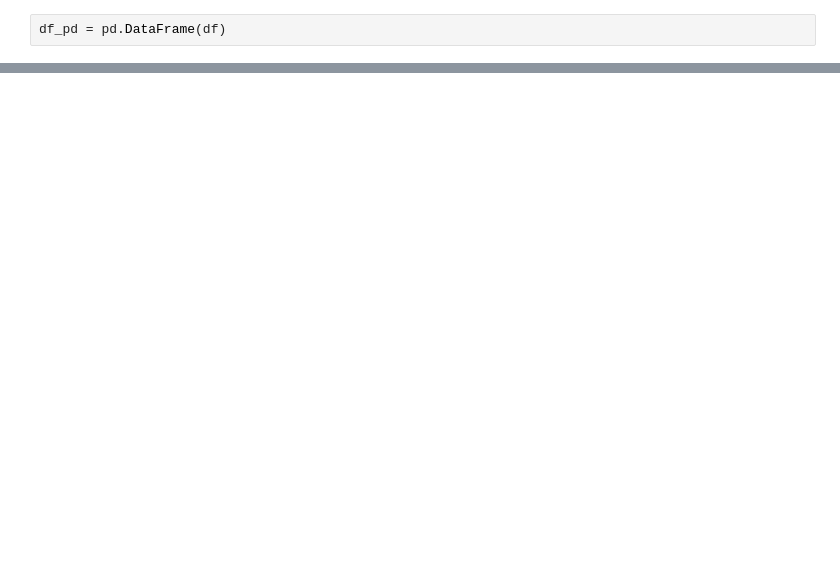
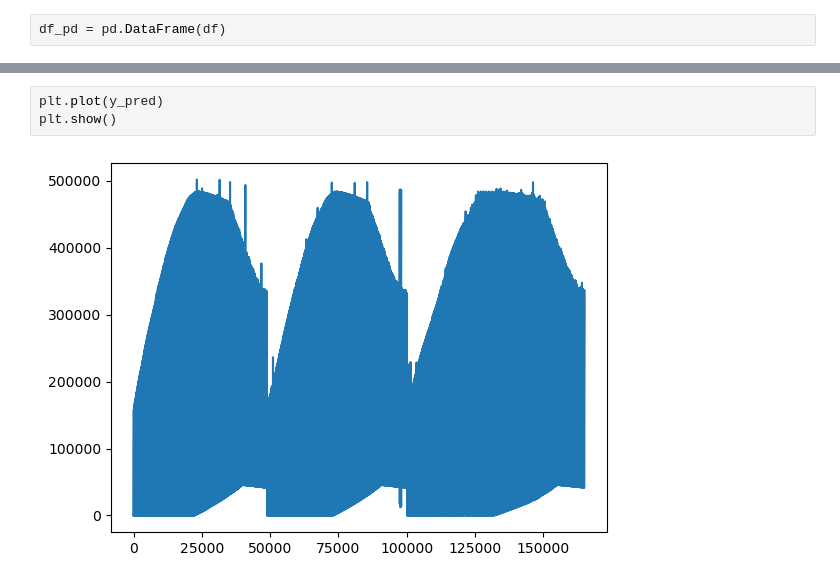
Before and after one commit to shehrozeee/SolarPridictor, a Jupyter notebook: EnergyPredictor.ipynb, the cells around one changed output, grey strips where cells are left out. Saved outputs shown, nothing was run; the diff lists cells and outputs as text; blank space fills up the shorter version.

```diff
--- a/EnergyPredictor.ipynb
+++ b/EnergyPredictor.ipynb
@@ -95 +101,6 @@ ValueError: in user code:
+# %%
+plt.plot(y_pred)
+plt.show()
+# %% [output]
+[figure, added]
 # %%
```
Also changed, not shown: parts of 13 cells of this notebook.
